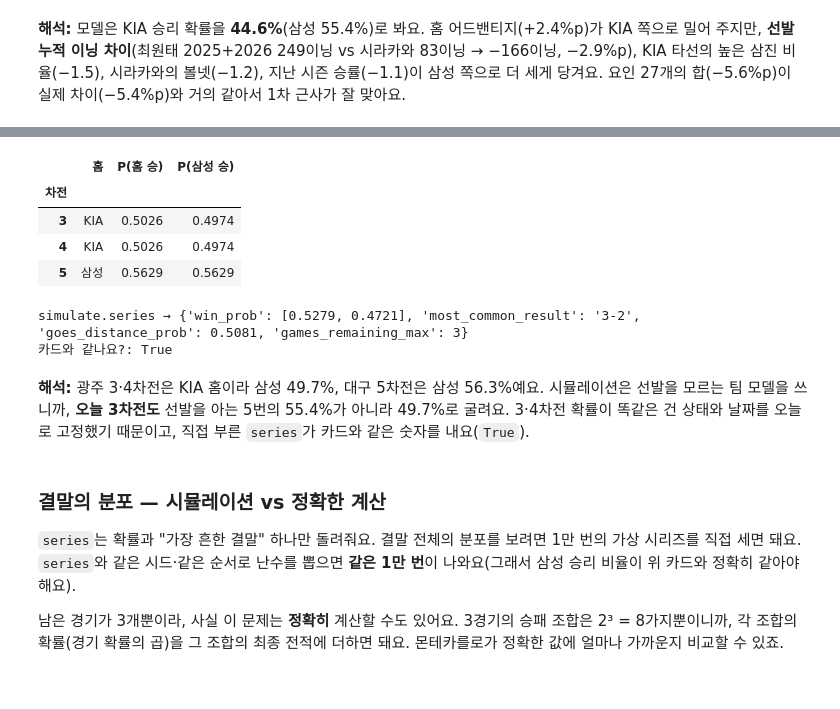
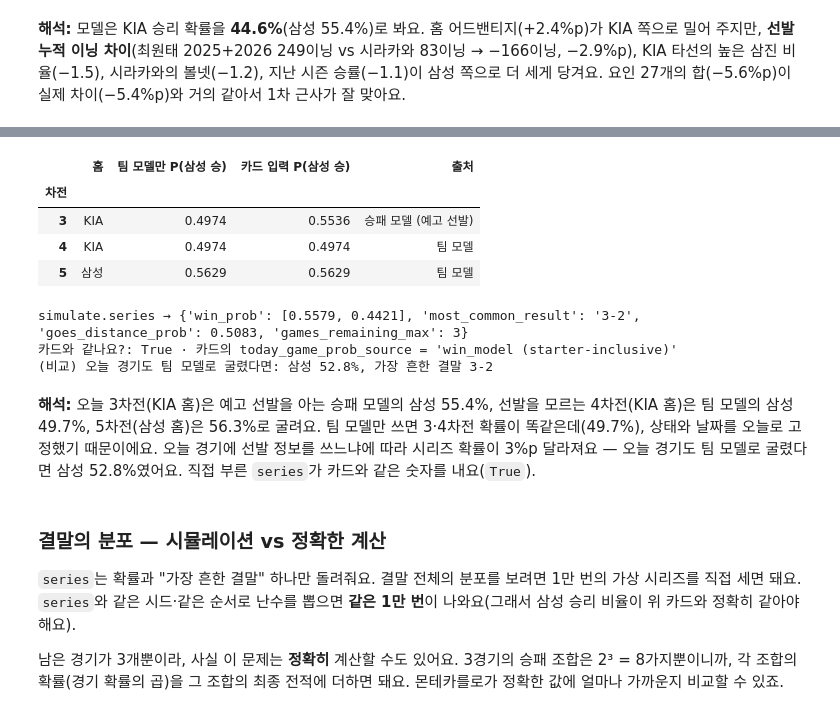
Before and after one commit to kimminseo2323-prog/2610_KBO_predict, a Jupyter notebook: notebooks/05_오늘_경기_예측.ipynb, the cells around one changed output, grey strips where cells are left out. Drawn from its saved outputs; the diff is of its cells as text; code cells hidden in the pictures; blank space fills up the shorter version.

```diff
--- a/notebooks/05_오늘_경기_예측.ipynb
+++ b/notebooks/05_오늘_경기_예측.ipynb
@@ -115,7 +115,7 @@ TEAM_KO = {v["code"]: v["ko"] for v in reversed(list(teams.TEAMS.values()))}   #
 LIVE_PKL = ROOT / "models" / "win_model.pkl"               # run_pipeline.main이 쓰는 라이브 모델
 TEAM_PKL = ROOT / run_pipeline.TEAM_PKL                    # 전망용 팀 모델 (models/team-2026.pkl)
 CLUSTERS_PKL = ROOT / run_pipeline.CLUSTERS_PKL            # 선발 유형 표시용 군집 (models/clusters.pkl)
-REPORT_PKL = ROOT / build_rewind.REPORT_PKL                # 되감기용 평가 모델 (models/report-2026.pkl)
+REPORT_PKL = build_rewind.REPORT_PKL                       # 되감기용 평가 모델 (models/report-2026.pkl, 저장소 루트 기준 경로)
 PUBLIC = ROOT / "data" / "public"                          # 사이트가 읽는 발행 파일 폴더
 
 live, team_model, report_model = tw.load_bundle(LIVE_PKL), tw.load_bundle(TEAM_PKL), tw.load_bundle(REPORT_PKL)
@@ -329,7 +333,10 @@ KIA(홈) 승리 확률 44.6% · 삼성(원정) 55.4%  — 모델 v0.2, 선발
 **출력 보는 법:** 파이프라인과 똑같이 기본 설정(1만 번, 시드 42)으로 낸 전망 카드예요. `wins`·`win_prob`·`most_common_result`는 모두 `teams`의 순서(삼성, KIA) 기준이에요.
 # %%
 PS = simulate.load_postseason(SEASON)                      # config/postseason.yaml의 2026 대진표
-outlook = simulate.outlook_for(SEASON, TARGET, games, state=state, team_bundle=team_model, ps_config=PS)   # 기본 1만 번
+TODAY_PROBS = {GID: predict.raw_prob(live, game, state, sp)}   # 오늘 경기의 반올림 전 P(홈 승) — run_pipeline이 넘기는 값
+print(f"오늘 경기 P(홈 승) 반올림 전 {TODAY_PROBS[GID]:.6f} = 5번의 p_raw?: {TODAY_PROBS[GID] == p_raw}")
+outlook = simulate.outlook_for(SEASON, TARGET, games, state=state, team_bundle=team_model, ps_config=PS,
+                               today_probs=TODAY_PROBS)    # 기본 1만 번, 시드 42
 display(pd.Series(outlook, name="outlook").to_frame())
 t0_, t1_ = outlook["teams"]
 print(f"{outlook['name']} {TEAM_KO[t0_]} {outlook['wins'][0]}승 – {TEAM_KO[t1_]} {outlook['wins'][1]}승 → "
@@ -363,29 +375,34 @@ print(f"{outlook['name']} {TEAM_KO[t0_]} {outlook['wins'][0]}승 – {TEAM_KO[t1
 # %%
-s = simulate._active_series(SEASON, TARGET, games, PS)    # 진행 중인 시리즈 (플레이오프)
-w0, w1, draws = simulate._series_record(games, s, TARGET)  # 어제까지 전적 (삼성 승, KIA 승, 무승부)
+s = simulate.active_series(SEASON, TARGET, games, PS)     # 진행 중인 시리즈 (플레이오프)
+w0, w1, draws = simulate.series_record(games, s, TARGET)  # 어제까지 전적 (삼성 승, KIA 승, 무승부) — head_start 포함
 need, n_left = s["best_of"] // 2 + 1, s["best_of"] - w0 - w1
-all_homes = simulate._homes(s)
-left_homes = (all_homes[w0 + w1 + draws:] + [all_homes[-1]] * n_left)[:n_left]   # outlook_for와 같은 규칙
-pairs = [{"home_code": h, "away_code": t1_ if h == t0_ else t0_, "date": TARGET} for h in left_homes]
-p_home = simulate.game_probs(team_model, pairs, state)     # 팀 모델(선발 없음)의 P(홈 승)
-p_t0 = [ph if h == t0_ else 1.0 - ph for h, ph in zip(left_homes, p_home)]   # 삼성(팀0) 기준으로
+left_homes = simulate.left_homes(s, w0, w1, draws)        # 남은 경기의 홈 (outlook_for와 같은 함수)
+_, p_t0, source = simulate.series_probs(s, TARGET, games, state, team_model, TODAY_PROBS)   # 카드가 쓰는 P(삼성 승)
+_, p_t0_team, _ = simulate.series_probs(s, TARGET, games, state, team_model)               # 오늘 경기도 팀 모델이었다면 (비교용)
 display(pd.DataFrame({"차전": range(w0 + w1 + 1, w0 + w1 + 1 + n_left), "홈": [TEAM_KO[h] for h in left_homes],
-                      "P(홈 승)": np.round(p_home, 4), f"P({TEAM_KO[t0_]} 승)": np.round(p_t0, 4)}).set_index("차전"))
+                      f"팀 모델만 P({TEAM_KO[t0_]} 승)": np.round(p_t0_team, 4),
+                      f"카드 입력 P({TEAM_KO[t0_]} 승)": np.round(p_t0, 4),
+                      "출처": ["승패 모델 (예고 선발)" if i == 0 and source == simulate.TODAY_SOURCE_WIN else "팀 모델"
+                               for i in range(n_left)]}).set_index("차전"))
 
 homes_tag = ["team0" if h == t0_ else "team1" for h in left_homes]
 res = simulate.series(s["best_of"], (w0, w1), homes_tag, p_t0)   # 기본값: n_sims = 10,000, seed = 42
+res_team = simulate.series(s["best_of"], (w0, w1), homes_tag, p_t0_team)
 print(f"simulate.series → {res}")
-print(f"카드와 같나요?: {res['win_prob'] == outlook['win_prob'] and res['most_common_result'] == outlook['most_common_result']}")
+print(f"카드와 같나요?: {res['win_prob'] == outlook['win_prob'] and res['most_common_result'] == outlook['most_common_result']}"
+      f" · 카드의 today_game_prob_source = {outlook['today_game_prob_source']!r}")
+print(f"(비교) 오늘 경기도 팀 모델로 굴렸다면: {TEAM_KO[t0_]} {res_team['win_prob'][0]:.1%}, 가장 흔한 결말 {res_team['most_common_result']}")
 # %% [output]
-|  | 홈 | P(홈 승) | P(삼성 승) |
-| 차전 |  |  |  |
-| 3 | KIA | 0.5026 | 0.4974 |
-| 4 | KIA | 0.5026 | 0.4974 |
-| 5 | 삼성 | 0.5629 | 0.5629 |
+|  | 홈 | 팀 모델만 P(삼성 승) | 카드 입력 P(삼성 승) | 출처 |
+| 차전 |  |  |  |  |
+| 3 | KIA | 0.4974 | 0.5536 | 승패 모델 (예고 선발) |
+| 4 | KIA | 0.4974 | 0.4974 | 팀 모델 |
+| 5 | 삼성 | 0.5629 | 0.5629 | 팀 모델 |
-simulate.series → {'win_prob': [0.5279, 0.4721], 'most_common_result': '3-2', 'goes_distance_prob': 0.5081, 'games_remaining_max': 3}
-카드와 같나요?: True
+simulate.series → {'win_prob': [0.5579, 0.4421], 'most_common_result': '3-2', 'goes_distance_prob': 0.5083, 'games_remaining_max': 3}
+카드와 같나요?: True · 카드의 today_game_prob_source = 'win_model (starter-inclusive)'
+(비교) 오늘 경기도 팀 모델로 굴렸다면: 삼성 52.8%, 가장 흔한 결말 3-2
 # %% [markdown]
-**해석:** 광주 3·4차전은 KIA 홈이라 삼성 49.7%, 대구 5차전은 삼성 56.3%예요. 시뮬레이션은 선발을 모르는 팀 모델을 쓰니까, **오늘 3차전도** 선발을 아는 5번의 55.4%가 아니라 49.7%로 굴려요. 3·4차전 확률이 똑같은 건 상태와 날짜를 오늘로 고정했기 때문이고, 직접 부른 `series`가 카드와 같은 숫자를 내요(`True`).
+**해석:** 오늘 3차전(KIA 홈)은 예고 선발을 아는 승패 모델의 삼성 55.4%, 선발을 모르는 4차전(KIA 홈)은 팀 모델의 삼성 49.7%, 5차전(삼성 홈)은 56.3%로 굴려요. 팀 모델만 쓰면 3·4차전 확률이 똑같은데(49.7%), 상태와 날짜를 오늘로 고정했기 때문이에요. 오늘 경기에 선발 정보를 쓰느냐에 따라 시리즈 확률이 3%p 달라져요 — 오늘 경기도 팀 모델로 굴렸다면 삼성 52.8%였어요. 직접 부른 `series`가 카드와 같은 숫자를 내요(`True`).
 # %% [markdown]
 ### 결말의 분포 — 시뮬레이션 vs 정확한 계산
 `series`는 확률과 "가장 흔한 결말" 하나만 돌려줘요. 결말 전체의 분포를 보려면 1만 번의 가상 시리즈를 직접 세면 돼요. `series`와 같은 시드·같은 순서로 난수를 뽑으면 **같은 1만 번**이 나와요(그래서 삼성 승리 비율이 위 카드와 정확히 같아야 해요).
```
Also changed, not shown: parts of 15 cells of this notebook, 2 other files.
